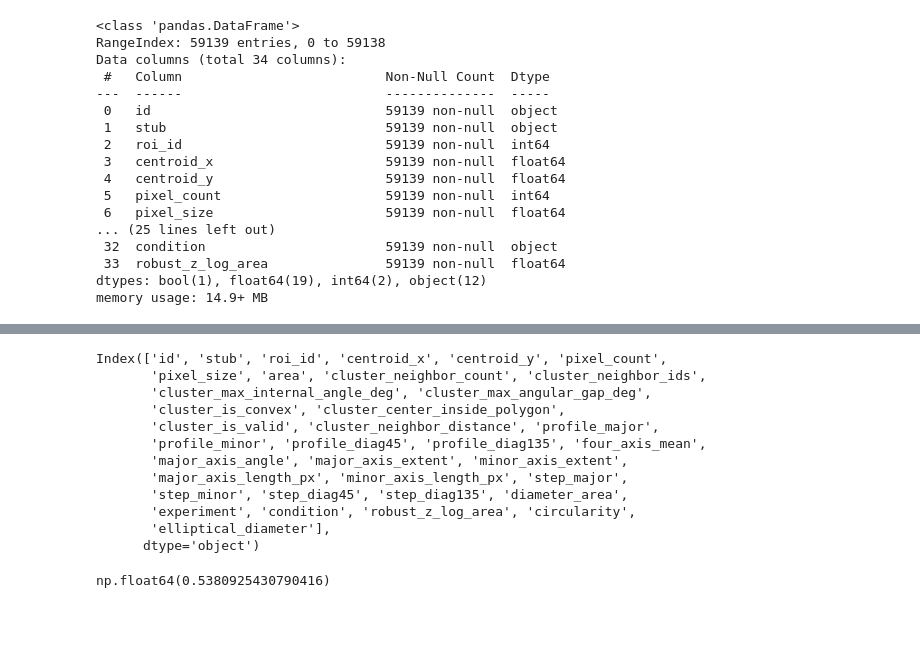
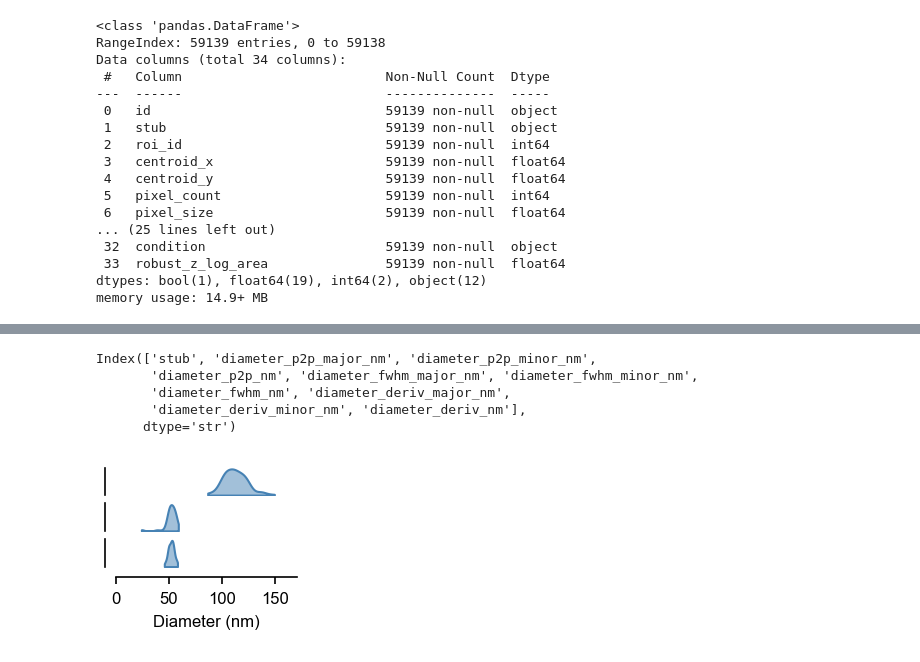
Before and after one commit to jaimemcc/fenestrations, a Jupyter notebook: notebooks/paper1_diameter.ipynb, the cells around one changed output, grey strips where cells are left out. Cells and saved outputs as stored; diff of their text form; code cells hidden in the pictures; blank space fills up the shorter version.

Commit message:
more diameter figs

```diff
--- a/notebooks/paper1_diameter.ipynb
+++ b/notebooks/paper1_diameter.ipynb
@@ -266,20 +330,53 @@ Index(['id', 'stub', 'mean_neighbor_count',
-# %%
-rois_df.columns
-# %% [output]
-Index(['id', 'stub', 'roi_id', 'centroid_x', 'centroid_y', 'pixel_count',
-       'pixel_size', 'area', 'cluster_neighbor_count', 'cluster_neighbor_ids',
-       'cluster_max_internal_angle_deg', 'cluster_max_angular_gap_deg',
-       'cluster_is_convex', 'cluster_center_inside_polygon',
-       'cluster_is_valid', 'cluster_neighbor_distance', 'profile_major',
-       'profile_minor', 'profile_diag45', 'profile_diag135', 'four_axis_mean',
-       'major_axis_angle', 'major_axis_extent', 'minor_axis_extent',
-       'major_axis_length_px', 'minor_axis_length_px', 'step_major',
-       'step_minor', 'step_diag45', 'step_diag135', 'diameter_area',
-       'experiment', 'condition', 'robust_z_log_area', 'circularity',
-       'elliptical_diameter'],
-      dtype='object')
-# %%
-rois_df.iloc[0].step_major * rois_df.iloc[0].pixel_size
-# %% [output]
-np.float64(0.5380925430790416)
+# %%
+profile_diams_df.columns
+# %% [output]
+Index(['stub', 'diameter_p2p_major_nm', 'diameter_p2p_minor_nm',
+       'diameter_p2p_nm', 'diameter_fwhm_major_nm', 'diameter_fwhm_minor_nm',
+       'diameter_fwhm_nm', 'diameter_deriv_major_nm',
+       'diameter_deriv_minor_nm', 'diameter_deriv_nm'],
+      dtype='str')
+# %%
+f, ax = plt.subplots(
+    3, 1,
+    figsize=(1.8, 1.2),
+    # sharex=True,
+    gridspec_kw={"left": 0.28, "right": 0.95, "top": 0.95, "bottom": 0.4, "hspace": 0.3}
+)
+
+kde_specs = [
+    ("diameter_p2p_nm", "P2P", diameter_color),
+    ("diameter_fwhm_nm", "FWHM", diameter_color),
+    ("diameter_deriv_nm", "Derivative", diameter_color),
+]
+
+for i, (col, label, color) in enumerate(kde_specs):
+    vals = profile_diams_df[col].dropna()
+    if len(vals) > 1:
+        sns.kdeplot(data=vals, fill=True, ax=ax[i], color=color, alpha=0.5, cut=0)
+
+    ax[i].set_xlim(xlims)
+    ax[i].set_yticks([])
+    # ax[i].set_ylabel(label, rotation=0, ha="right", va="center", labelpad=12)
+    ax[i].set_ylabel("")
+
+    if i < 2:
+        ax[i].set_xlabel("")
+
+    sns.despine(ax=ax[i], offset=5)
+
+xlims = (0, 170)
+
+for axis in ax[:2]:
+    sns.despine(ax=axis, bottom=True)
+    axis.set_xticks([])
+    axis.set_xlim(xlims)
+
+ax[-1].set_xlabel("Diameter (nm)")
+ax[-1].set_xticks([0, 50, 100, 150])
+ax[-1].set_xlim(xlims)
+
+if SAVEFIGS:
+    save_figure_atomic(f, FIGSFOLDER / "diameter_profiles")
+# %% [output]
+[figure, added]
 # %%
```
Also changed, not shown: parts of 10 cells of this notebook, 1 other file.
